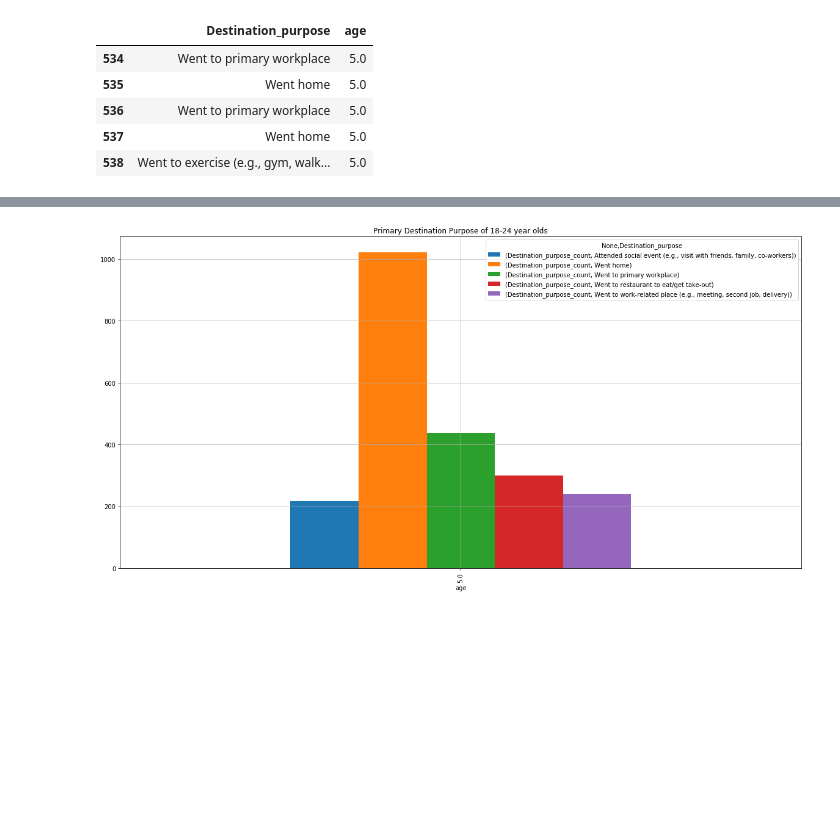
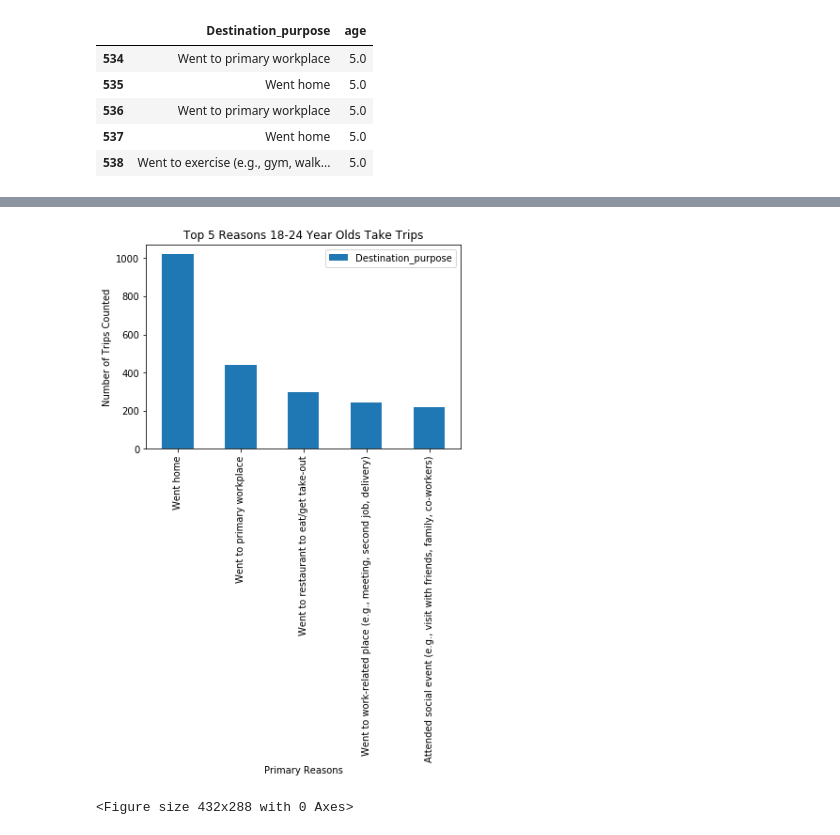
Before and after one commit to irwinmier96/Household-Travel-Survey, a Jupyter notebook: question_3.ipynb, the cells around one changed output, grey strips where cells are left out. Cells and saved outputs as stored; diff of their text form; code cells hidden in the pictures; blank space fills up the shorter version.

Commit message:
Updated the visualization

```diff
--- a/question_3.ipynb
+++ b/question_3.ipynb
@@ -132,8 +128,13 @@ with_age_18_24_table_df_top_5
-# %%
-with_age_18_24_table_df_top_5.groupby(['age','Destination_purpose']).sum().unstack(fill_value=0).plot.bar(figsize = (20,10), width = 0.5)
-plt.title("Primary Destination Purpose of 18-24 year olds")
-plt.grid()
-
-plt.savefig("Visualizations/destination_purpose_18_24.png", dpi = 140)
-# %% [output]
-[figure, removed]
+# %%
+Top_5 = with_age_18_24_table_df_top_5.plot(kind="bar", title="Top 5 Reasons 18-24 Year Olds Take Trips")
+
+Top_5.set_xlabel("Primary Reasons")
+Top_5.set_ylabel("Number of Trips Counted")
+
+plt.show()
+plt.tight_layout()
+
+plt.savefig("Visualizations/top_5_reasons.png")
+# %% [output]
+[figure, added]
+<Figure size 432x288 with 0 Axes>
```
Also changed, not shown: parts of 4 cells of this notebook, 1 other file.
